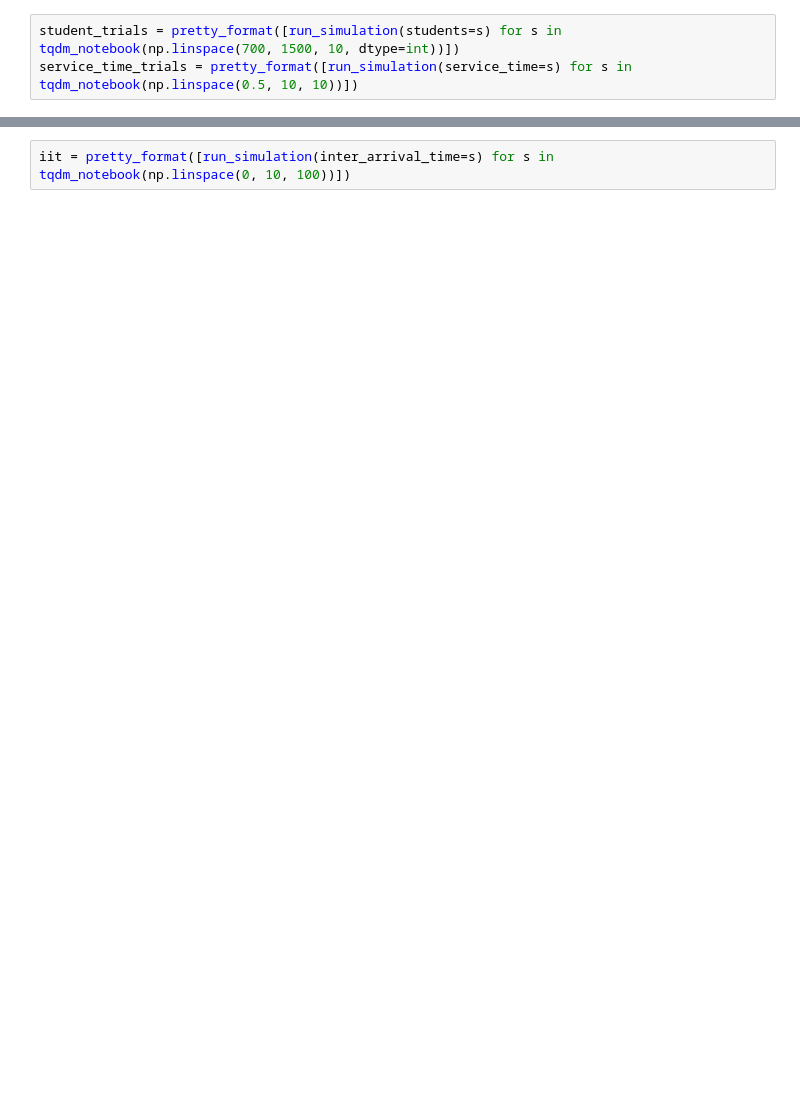
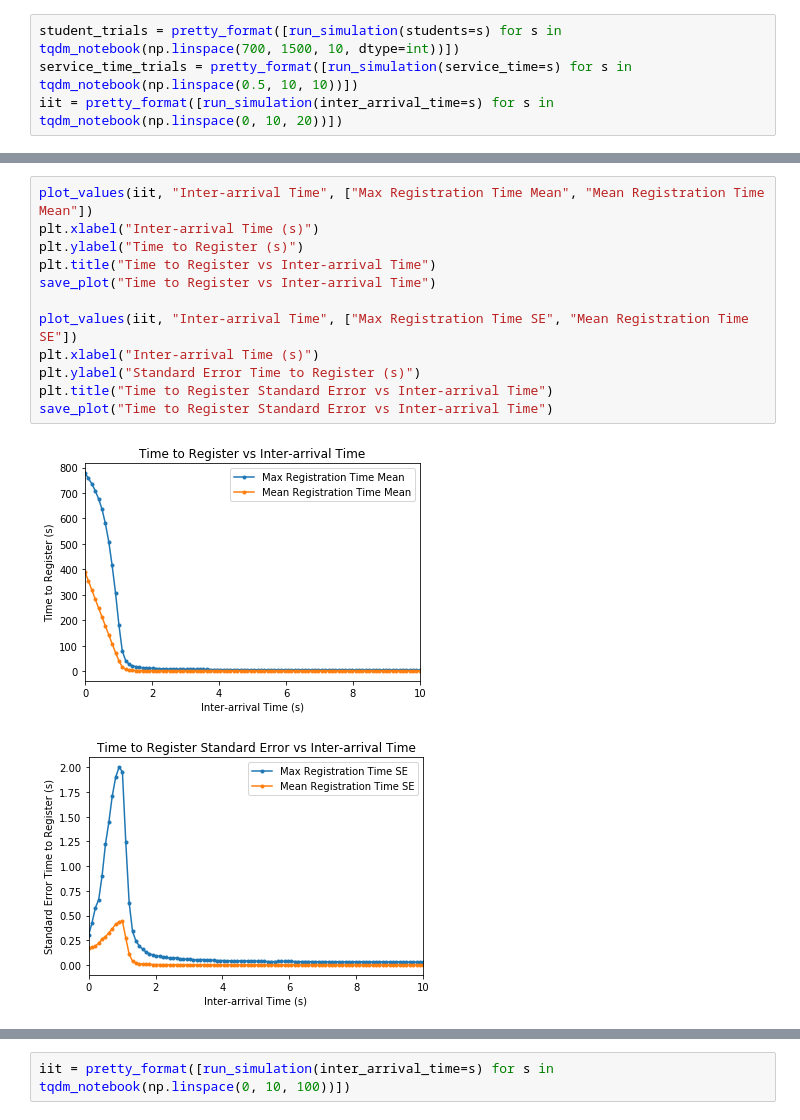
Before and after one commit to jessedusty/CPE-345-Project, a Jupyter notebook: Graph Maker.ipynb, the cells around one changed output, grey strips where cells are left out. Saved outputs shown, nothing was run; the diff lists cells and outputs as text; blank space fills up the shorter version.

```diff
--- a/Graph Maker.ipynb
+++ b/Graph Maker.ipynb
@@ -79,5 +83,6 @@ process_results(a)
 # %%
 student_trials = pretty_format([run_simulation(students=s) for s in tqdm_notebook(np.linspace(700, 1500, 10, dtype=int))])
 service_time_trials = pretty_format([run_simulation(service_time=s) for s in tqdm_notebook(np.linspace(0.5, 10, 10))])
+iit = pretty_format([run_simulation(inter_arrival_time=s) for s in tqdm_notebook(np.linspace(0, 10, 20))])
 # %% [output]
 [interactive output not drawn]
@@ -84,0 +122,15 @@ service_time_trials = pretty_format([run_simulation(service_time=s) for s in tqd
+# %%
+plot_values(iit, "Inter-arrival Time", ["Max Registration Time Mean", "Mean Registration Time Mean"])
+plt.xlabel("Inter-arrival Time (s)")
+plt.ylabel("Time to Register (s)")
+plt.title("Time to Register vs Inter-arrival Time")
+save_plot("Time to Register vs Inter-arrival Time")
+
+plot_values(iit, "Inter-arrival Time", ["Max Registration Time SE", "Mean Registration Time SE"])
+plt.xlabel("Inter-arrival Time (s)")
+plt.ylabel("Standard Error Time to Register (s)")
+plt.title("Time to Register Standard Error vs Inter-arrival Time")
+save_plot("Time to Register Standard Error vs Inter-arrival Time")
+# %% [output]
+[figure, added]
+[figure, added]
```
Also changed, not shown: parts of 12 cells of this notebook.
